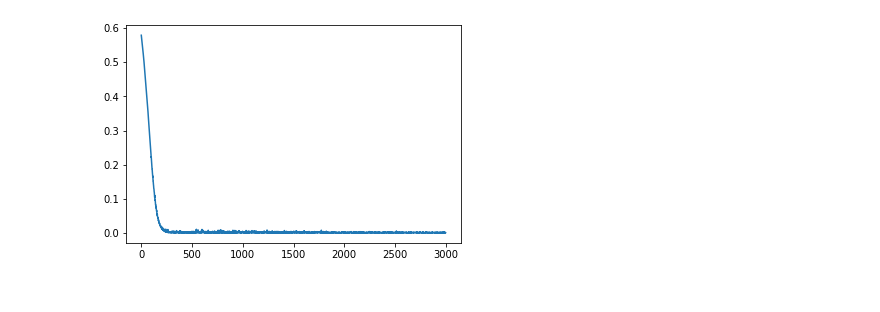
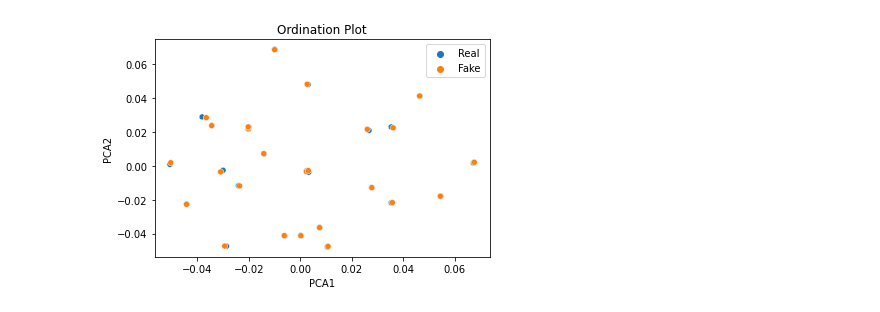
Before and after one commit to yashlal/Deepfake-Microbiomes, a Jupyter notebook: OrdinationPlot.ipynb, the cells around one changed output. Drawn from its saved outputs; the diff is of its cells as text; code cells hidden in the pictures.

Commit message:
WORKING PLOTS!

```diff
--- a/OrdinationPlot.ipynb
+++ b/OrdinationPlot.ipynb
@@ -19,12 +19,16 @@ import matplotlib.pyplot as plt
 from tqdm.auto import tqdm
 from modules import regenerate_PWMatrix, genrand
 from scipy.stats import wasserstein_distance as WD
+from sklearn.decomposition import PCA
+import seaborn as sns
 
 data = pd.read_excel('RealData.xlsx', index_col=0)
 specs = data.columns.tolist()
 trimmed_specs = []
 typed_trimmed_specs = List()
 prob_distro = {}
+
+pca = PCA(n_components=2)
 
 for i in range(len(specs)):
     if data.iloc[:,i].astype(bool).sum() >= 85:
@@ -74,8 +78,11 @@ class MyNet(nn.Module):
         return x
 
 def test_net(model, test_size, Lambda_Mat, prob_distro):
+    testing_communities_for_pca = []
+    labels = []
     for epoch in range(test_size):
-        npcm = np.zeros(462)
+        npcm1 = np.zeros(462)
+        npcm2 = np.zeros(462)
         subset = []
         for sp in trimmed_specs:
             bin = genrand(prob_distro[sp])
@@ -84,21 +91,30 @@ def test_net(model, test_size, Lambda_Mat, prob_distro):
         subset_lam = (Lambda_Mat.loc[subset, subset]).to_numpy()
         cm = predict_community_fullnp(subset_lam, subset, verb=False)
         for i in range(len(cm)):
-            npcm[trimmed_specs.index(subset[i])] = cm[i]
+            npcm1[trimmed_specs.index(subset[i])] = cm[i]
 
-        input = torch.from_numpy(npcm).float().to(device)
+        input = torch.from_numpy(npcm1).float().to(device)
         true_y = torch.FloatTensor(get_LT(Lambda_Mat.to_numpy())).to(device)
         output = model(input).to(device)
         loss1 = criterion(output, true_y)
         s = sqrt(loss1.item()/(231*461))
         lam_pred = (pd.DataFrame(regenerate_PWMatrix(output.tolist(), 462), index=trimmed_specs, columns=trimmed_specs).loc[subset, subset]).to_numpy()
         cm_pred = predict_community_fullnp(lam_pred, subset, verb=False)
+        for i in range(len(cm_pred)):
+            npcm2[trimmed_specs.index(subset[i])] = cm_pred[i]
         loss2 = WD(cm, cm_pred)
+        testing_communities_for_pca.append(npcm1.tolist())
+        labels.append('Real')
+        testing_communities_for_pca.append(npcm2.tolist())
+        labels.append('Fake')
         print(f'Testing Epoch {epoch}')
         print(f'Lambda Loss is {s}')
         print(f'Community Loss is {loss2}')
+    transformed_data = pca.fit_transform(testing_communities_for_pca)
+    return transformed_data, labels
 
 def train_net(model, train_size):
+    train_communities_for_pca = []
     full_m = pd.DataFrame(generate_matrix(typed_trimmed_specs), index=trimmed_specs, columns=trimmed_specs)
     train_y = get_LT(full_m.to_numpy())
     loss_values = []
@@ -112,14 +128,15 @@ def train_net(model, train_size):
         subset_lam = (full_m.loc[subset, subset]).to_numpy()
         cm = predict_community_fullnp(subset_lam, subset, verb=False)
 
+
+
         for i in range(len(cm)):
             npcm[trimmed_specs.index(subset[i])] = cm[i]
-
 
         optimizer.zero_grad()
 
         x, y = npcm, train_y
-
+        train_communities_for_pca.append(x)
         input = torch.from_numpy(x).float().to(device)
         true_y = torch.FloatTensor(y).to(device)
         output = model(input).to(device)
@@ -130,11 +147,11 @@ def train_net(model, train_size):
         loss_values.append(s)
         loss.backward()
         optimizer.step()
-
+    pca.fit(train_communities_for_pca)
     return loss_values, train_y
 
 if __name__=='__main__':
-    train_size, test_size, param = 3000, 25, 2500
+    train_size, test_size, param = 300, 25, 2500
     path = 'model.pth'
 
     net = MyNet(param).to(device)
@@ -150,10 +167,14 @@ if __name__=='__main__':
     optimizer = optim.Adam(net.parameters(), lr=1e-4)
     lv, full_lam = train_net(net, train_size=train_size)
     full_lam = pd.DataFrame(np.array(regenerate_PWMatrix(full_lam, 462)), index=trimmed_specs, columns=trimmed_specs)
-    test_net(model=net, test_size=test_size, Lambda_Mat=full_lam, prob_distro=prob_distro)
+    transformed_data, labels = test_net(model=net, test_size=test_size, Lambda_Mat=full_lam, prob_distro=prob_distro)
+    df = pd.DataFrame(tranformed_data, columns=['PCA1', 'PCA2'])
     torch.save(net.state_dict(), path)
-    plt.plot(lv)
-    plt.savefig('Loss')
+
+    ax0 = sns.scatterplot(data=df, x='PCA1', y='PCA2', hue=labels)
+    ax0.set(title='Ordination Plot', xlabel='PCA1', ylabel='PCA2')
+
+    plt.savefig('Ordination Plot')
     plt.show()
 # %% [output]
 CUDA device selected!
@@ -176 +197 @@ Community Loss is 6.331021377129536e-05
-[figure, old version]
+[figure, new version]
```
Also changed, not shown: parts of 1 cell of this notebook.
